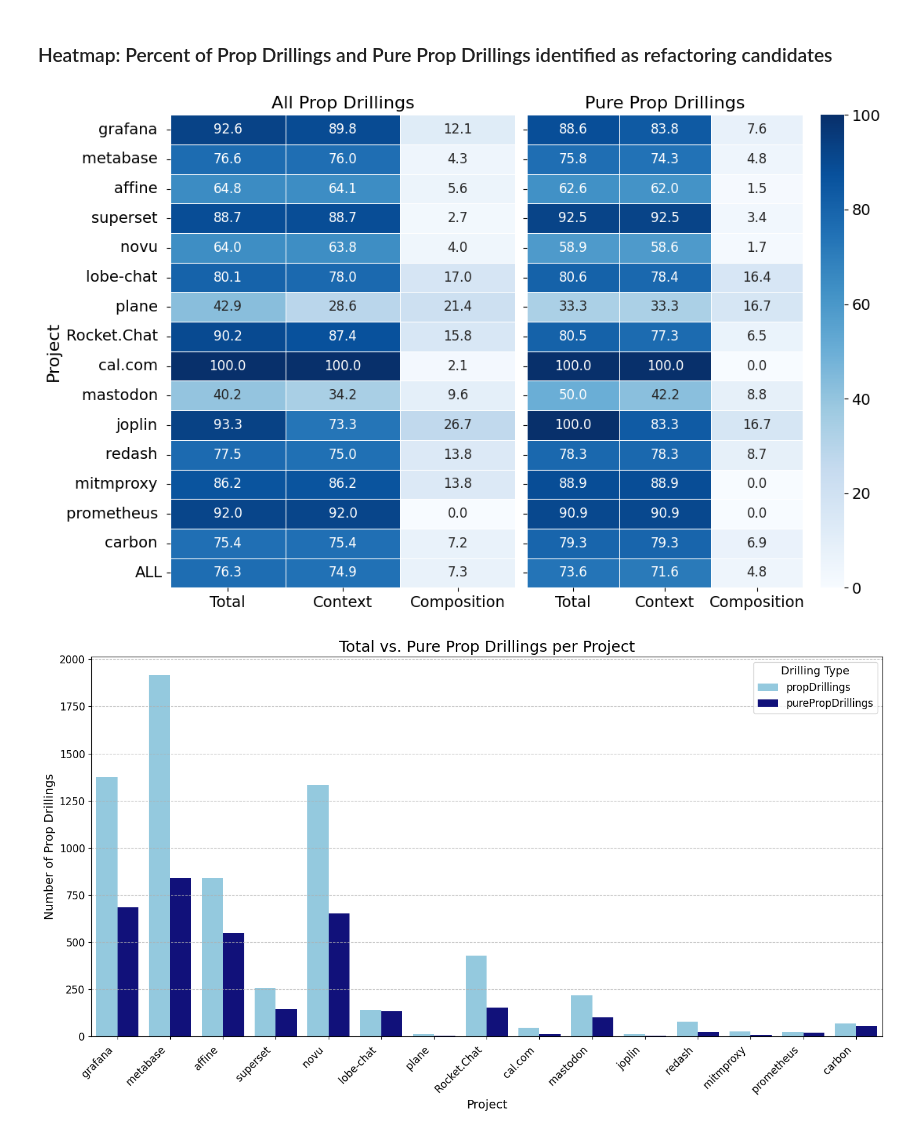
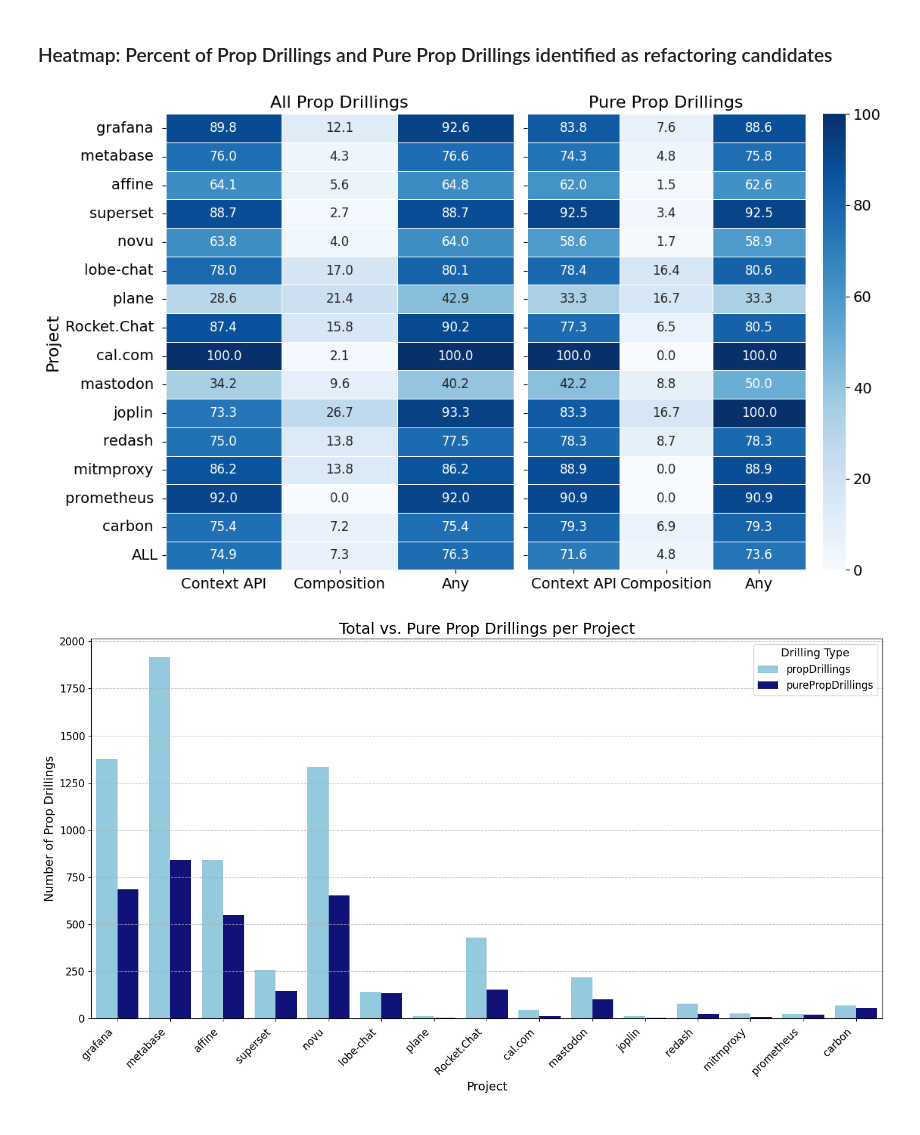
Before and after one commit to Vginis/ReactRefactor, a Jupyter notebook: study/prop_drillings_study_results.ipynb, the cells around one changed output. Drawn from its saved outputs; the diff is of its cells as text; code cells hidden in the pictures.

```diff
--- a/study/prop_drillings_study_results.ipynb
+++ b/study/prop_drillings_study_results.ipynb
@@ -233,7 +233,7 @@ import matplotlib.pyplot as plt
 
 import numpy as np
 
-def multiHeatMap(parts, pivotTables, columnsOrdered, sizeTuple=(2 * 5, 7)):
+def multiHeatMap(parts, pivotTables, columnsOrdered, columnNames=[], sizeTuple=(2 * 5, 7)):
 
   heatmap_parts = parts
   all_pivot_tables = pivotTables
@@ -252,6 +252,10 @@ def multiHeatMap(parts, pivotTables, columnsOrdered, sizeTuple=(2 * 5, 7)):
 
   # Define the desired order for depth distribution labels
   distr_cols_order = columnsOrdered
+  # Order pivotTable columns on the basis of the given ordering
+  all_pivot_tables = [pivotTable[distr_cols_order] for pivotTable in all_pivot_tables]
+  # Rename columns on the basis of columnNames
+  all_pivot_tables = [pivotTable.rename(columns=dict(zip(distr_cols_order, columnNames))) for pivotTable in all_pivot_tables]
 
   for i, part in enumerate(heatmap_parts):
       ax = axes[i]
@@ -278,7 +282,7 @@ def multiHeatMap(parts, pivotTables, columnsOrdered, sizeTuple=(2 * 5, 7)):
 
 plt = multiHeatMap(['All Prop Drillings', 'Pure Prop Drillings'],
                     [pd_depth_distr_pivot, ppd_depth_distr_pivot],
-                     ['1', '2', '3', '4+'])
+                     ['Depth 1', '2', '3', '4+'], ['Depth 1', '2', '3', '4+'])
 #plt.suptitle('Depth Distribution of Prop Drillings and Pure Prop Drillings', y=1.02, fontsize=22) # Overall title
 plt.tight_layout(rect=[0, 0, 1, 0.98]) # Adjust layout to make space for suptitle and colorbar
 plt.savefig('figure10.pdf', format='pdf')
@@ -428,14 +468,15 @@ rc_ppd_counts_pivot = rc_ppd_counts_pivot.set_index('project')
 # %%
 
 plt = multiHeatMap(['All Prop Drillings', 'Pure Prop Drillings'],
                     [rc_counts_pivot, rc_ppd_counts_pivot],
-                     ['Total', 'Context', 'Composition'], (2 * 5.5, 7))
+                     ['Context', 'Composition', 'Total'],
+                      ['Context API', 'Composition', 'Any'], (2 * 5.7, 7))
 #plt.suptitle('Depth Distribution of Prop Drillings and Pure Prop Drillings', y=1.02, fontsize=22) # Overall title
 plt.tight_layout(rect=[0, 0, 1, 0.98]) # Adjust layout to make space for suptitle and colorbar
 plt.savefig('figure11.pdf', format='pdf')
 plt.savefig('figure11.png', format='png', dpi=600)
 # %% [output]
-[figure, old version]
+[figure, new version]
 # %%
 import matplotlib.pyplot as plt
 import seaborn as sns
```
Also changed, not shown: parts of 2 cells of this notebook.
